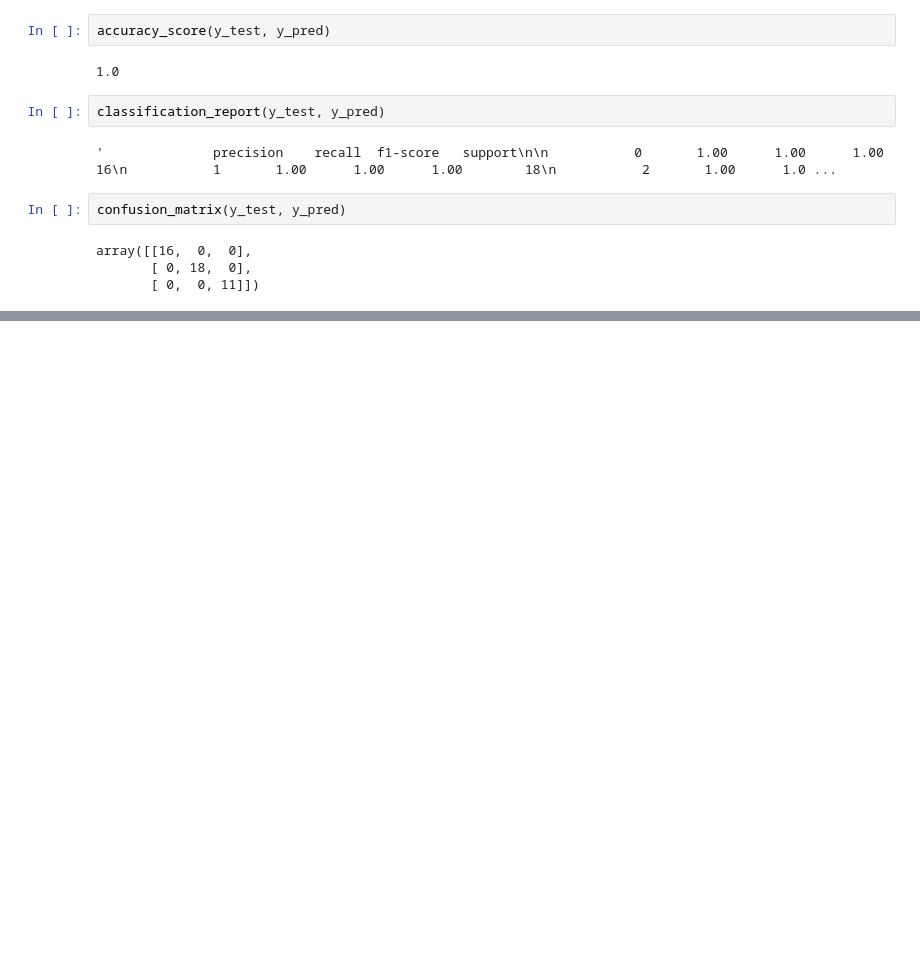
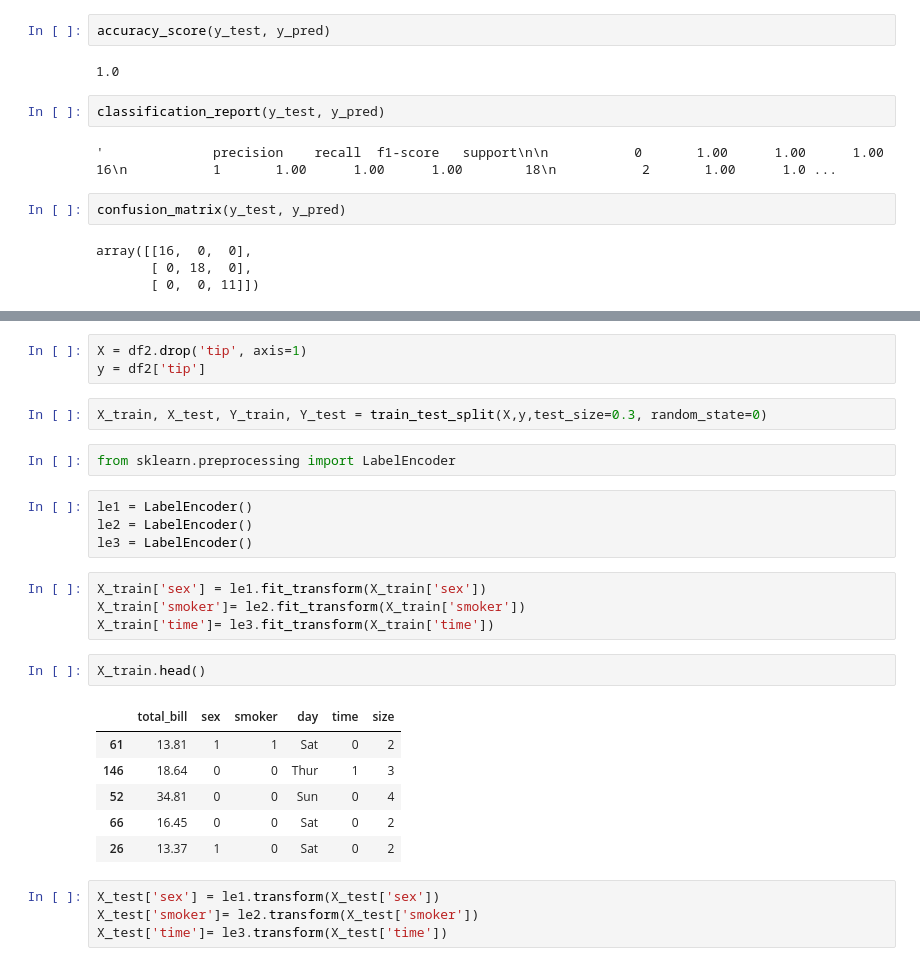
Before and after one commit to Nikhil9490/ML_Algorithms_Revision, a Jupyter notebook: Naive_bayes.ipynb, the cells around one changed output, grey strips where cells are left out. Cells and saved outputs as stored; diff of their text form; blank space fills up the shorter version.

```diff
--- a/Naive_bayes.ipynb
+++ b/Naive_bayes.ipynb
@@ -69,0 +90,28 @@ array([[16,  0,  0],
+# %%
+X = df2.drop('tip', axis=1)
+y = df2['tip']
+# %%
+X_train, X_test, Y_train, Y_test = train_test_split(X,y,test_size=0.3, random_state=0)
+# %%
+from sklearn.preprocessing import LabelEncoder
+# %%
+le1 = LabelEncoder()
+le2 = LabelEncoder()
+le3 = LabelEncoder()
+# %%
+X_train['sex'] = le1.fit_transform(X_train['sex'])
+X_train['smoker']= le2.fit_transform(X_train['smoker'])
+X_train['time']= le3.fit_transform(X_train['time'])
+# %%
+X_train.head()
+# %% [output]
+|  | total_bill | sex | smoker | day | time | size |
+| 61 | 13.81 | 1 | 1 | Sat | 0 | 2 |
+| 146 | 18.64 | 0 | 0 | Thur | 1 | 3 |
+| 52 | 34.81 | 0 | 0 | Sun | 0 | 4 |
+| 66 | 16.45 | 0 | 0 | Sat | 0 | 2 |
+| 26 | 13.37 | 1 | 0 | Sat | 0 | 2 |
+# %%
+X_test['sex'] = le1.transform(X_test['sex'])
+X_test['smoker']= le2.transform(X_test['smoker'])
+X_test['time']= le3.transform(X_test['time'])
```
Also changed, not shown: parts of 12 cells of this notebook.
